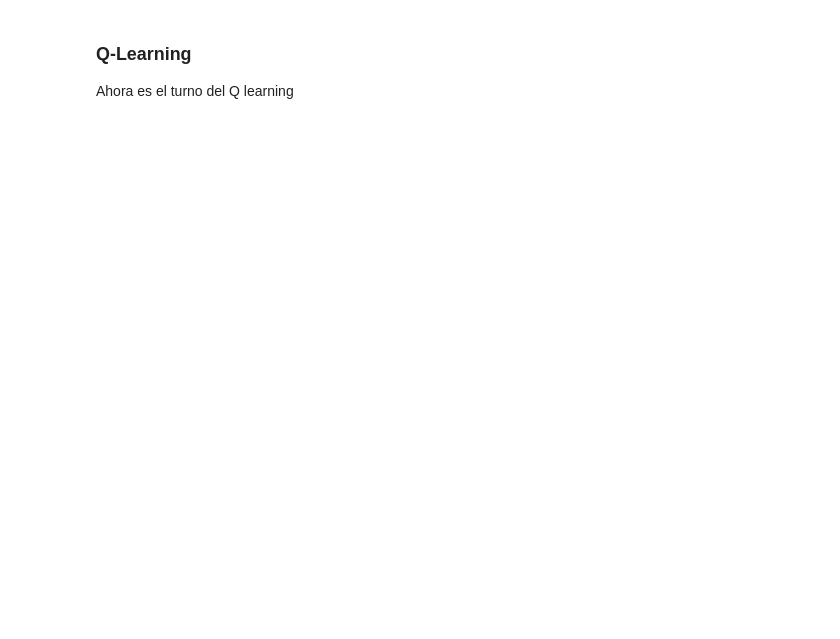
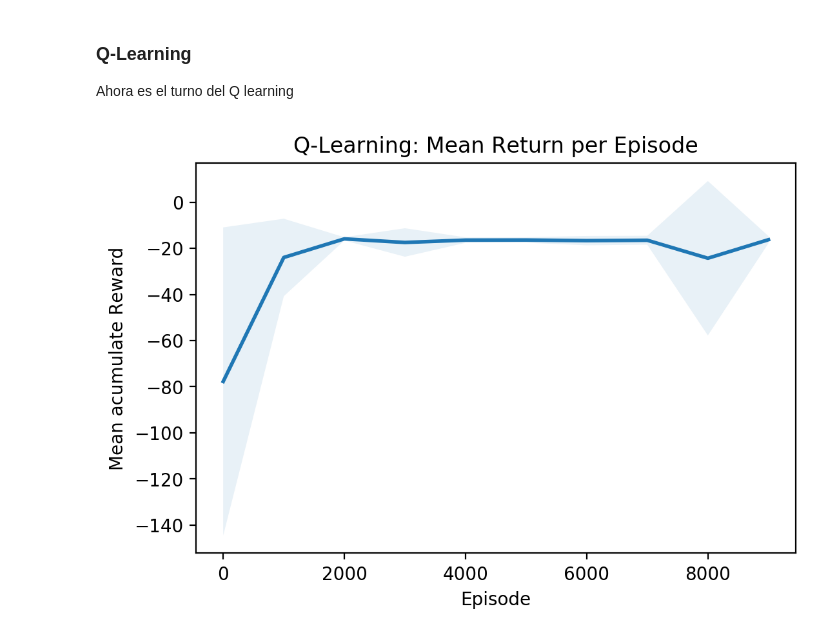
Before and after one commit to Bobobert/DIL-DRL, a Jupyter notebook: DIL - DRL c6v0.ipynb, the cells around one changed output. Cells and saved outputs as stored; diff of their text form; code cells hidden in the pictures; blank space fills up the shorter version.

Commit message:
solved qLearning excercise

```diff
--- a/DIL - DRL c6v0.ipynb
+++ b/DIL - DRL c6v0.ipynb
@@ -350,17 +350,28 @@ def Q_learning(agent:Agent, explorationPolicy:Policy, episodes:int,
         state = prosObs(obs)
         done = False
         while not done:
-            ### MISSING CODE
-            ## Q-Learning missing
+            action = agent.getAction(state)
+            # Do the step on the environment
+            obs, reward, done = env.step(action)
+            # Calculate the update
+            td_target = reward + gamma * Q.maxAction(state)
+            actualQ = Q[(state, action)]
+            Q[(state, action)] = actualQ + alpha * (td_target - actualQ)
+
+            # Update policy greedy
+            agent.update(state, Q.maxAction(state))
 
             # interchange
-            obs = obs_2
+            state = prosObs(obs)
 
     graphResults(testMean, testStd, freqTest, "Q-Learning")
     return Q
+# %%
+from RL_Toy.policies import gridPolicyEpsilon
+
+agentQ = AgentGrid(env, gridPolicyEpsilon(env, 1.0, 0.05, 'linear', 10 ** 4))
 # %%
-agentQ = AgentGrid(env,
-                       gridPolicy(env))
-pi_epsilon = gridPolicyEpsilon(env, epsilon=0.8)
-Q_q = Q_learning(agentQ, pi_epsilon, episodes = 5*10**4, gamma = 0.99,
+Q_q = Q_learning(agentQ, agentQ.policy, episodes = 10**4, gamma = 0.99,
                  alpha=0.01, freqTest= 10**3)
+# %% [output]
+[figure, added]
```
Also changed, not shown: parts of 7 cells of this notebook, 1 other file.
